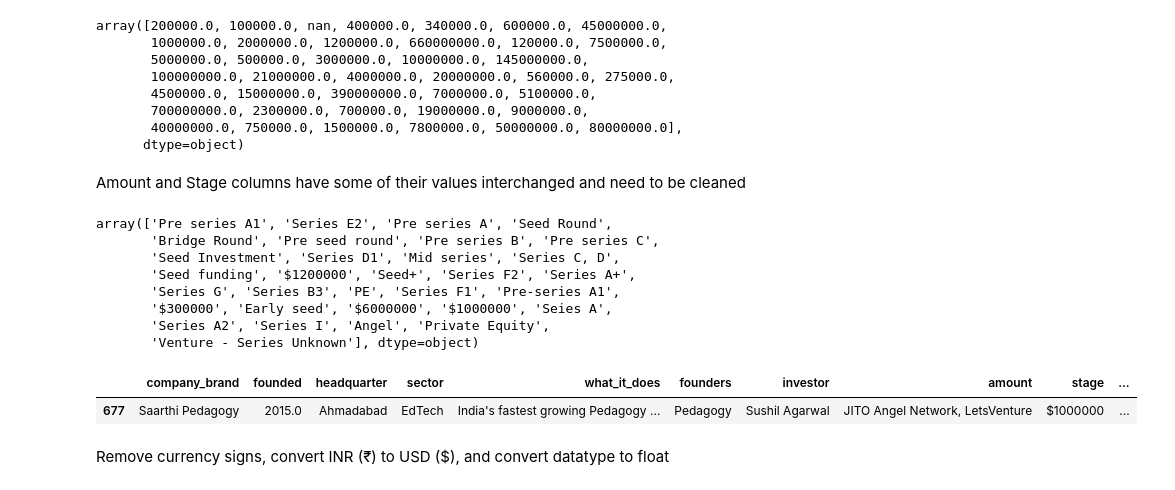
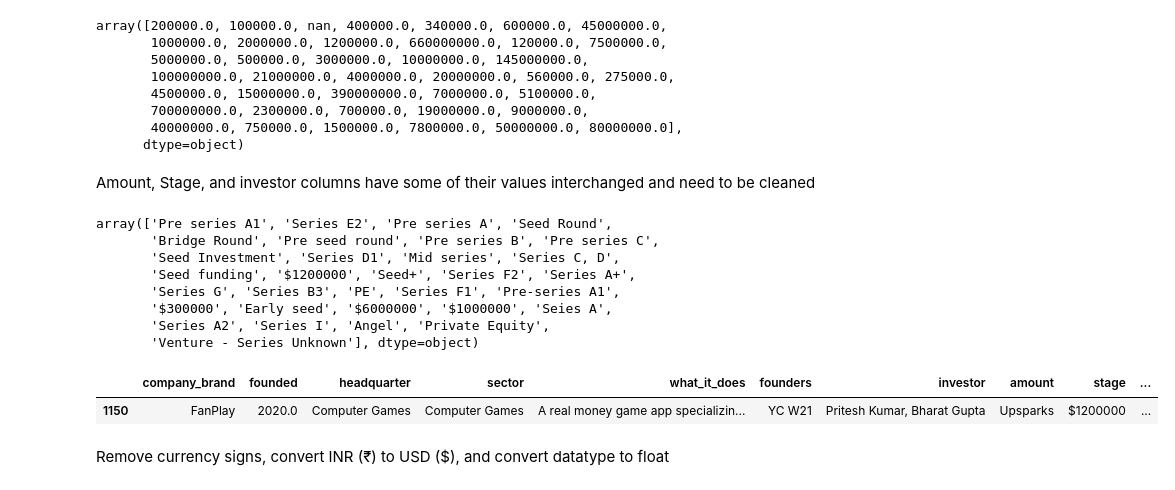
Before and after one commit to edadso/Exploring-Opportunities-in-the-Indian-Startup-Ecosystem, a Jupyter notebook: project_code.ipynb, the cells around one changed output. Drawn from its saved outputs; the diff is of its cells as text; code cells hidden in the pictures.

Commit message:
Fill null values

```diff
--- a/project_code.ipynb
+++ b/project_code.ipynb
@@ -335,6 +335,8 @@ Index(['company_brand', 'founded', 'headquarter', 'sector', 'what_it_does',
 # %%
 # Combine all four datasets into a single dataframe
 df_combined = pd.concat([df_2020, df_2021, df_2018, df_2019], axis = 0)
+# Reset index to avoid duplication of index
+df_combined.reset_index(drop = True, inplace = True)
 # Preview combined dataframe
 df_combined.head(3)
 # %% [output]
@@ -414,7 +416,7 @@ array([200000.0, 100000.0, nan, 400000.0, 340000.0, 600000.0, 45000000.0,
        40000000.0, 750000.0, 1500000.0, 7800000.0, 50000000.0, 80000000.0],
       dtype=object)
 # %% [markdown]
-Amount and Stage columns have some of their values interchanged and need to be cleaned
+Amount, Stage, and investor columns have some of their values interchanged and need to be cleaned
 # %%
 #Preview unique entries in the stage column
 df_combined["stage"].unique()[30:-15]
@@ -428,7 +430,7 @@ array(['Pre series A1', 'Series E2', 'Pre series A', 'Seed Round',
        'Series A2', 'Series I', 'Angel', 'Private Equity',
        'Venture - Series Unknown'], dtype=object)
 # %%
-df_combined.loc[df_combined["stage"] == "$1000000"]
+df_combined.loc[df_combined["stage"] == "$1200000"]
 # %% [output]
 |  | company_brand | founded | headquarter | sector | what_it_does | founders | investor | amount | stage | ... |
-| 677 | Saarthi Pedagogy | 2015.0 | Ahmadabad | EdTech | India's fastest growing Pedagogy ... | Pedagogy | Sushil Agarwal | JITO Angel Network, LetsVenture | $1000000 | ... |
+| 1150 | FanPlay | 2020.0 | Computer Games | Computer Games | A real money game app specializin... | YC W21 | Pritesh Kumar, Bharat Gupta | Upsparks | $1200000 | ... |
```
Also changed, not shown: parts of 52 cells of this notebook.
